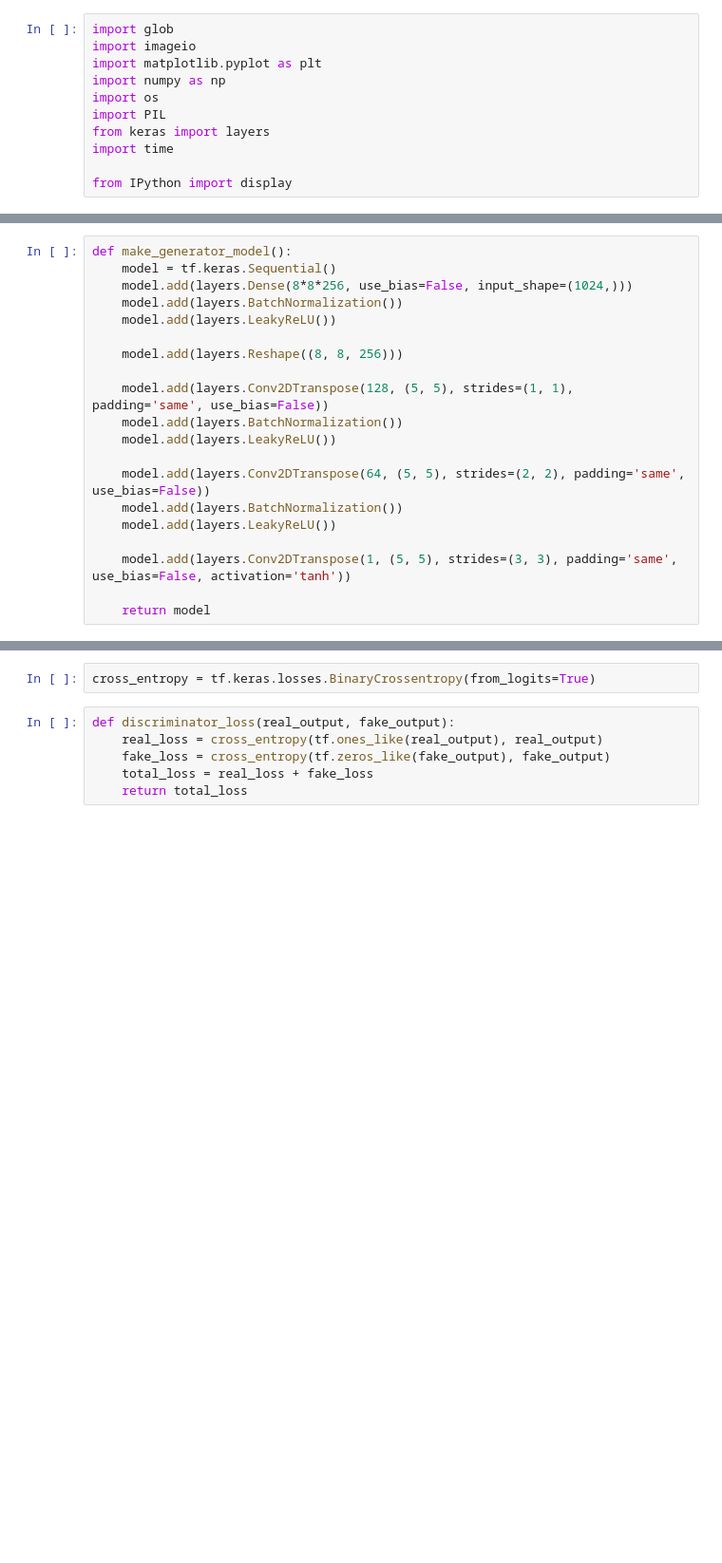
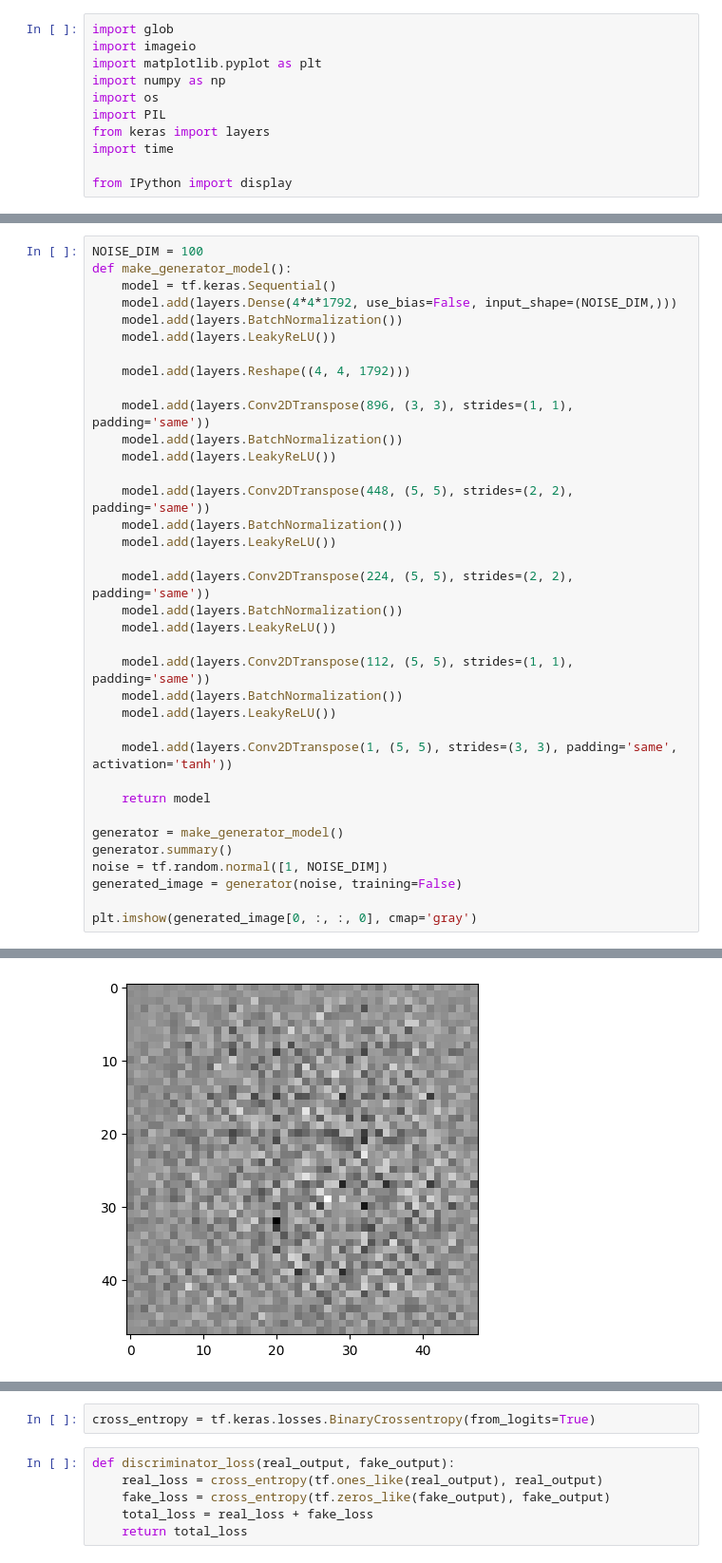
Before and after one commit to gurbetpolat/bitirme, a Jupyter notebook: fer2013.ipynb, the cells around one changed output, grey strips where cells are left out. Shown: that part at 95% size. Drawn from its saved outputs; the diff is of its cells as text; blank space fills up the shorter version.

```diff
--- a/fer2013.ipynb
+++ b/fer2013.ipynb
@@ -94,20 +126,37 @@ dataset
 # %%
+NOISE_DIM = 100
 def make_generator_model():
     model = tf.keras.Sequential()
-    model.add(layers.Dense(8*8*256, use_bias=False, input_shape=(1024,)))
+    model.add(layers.Dense(4*4*1792, use_bias=False, input_shape=(NOISE_DIM,)))
     model.add(layers.BatchNormalization())
     model.add(layers.LeakyReLU())
 
-    model.add(layers.Reshape((8, 8, 256)))
+    model.add(layers.Reshape((4, 4, 1792)))
 
-    model.add(layers.Conv2DTranspose(128, (5, 5), strides=(1, 1), padding='same', use_bias=False))
+    model.add(layers.Conv2DTranspose(896, (3, 3), strides=(1, 1), padding='same'))
     model.add(layers.BatchNormalization())
     model.add(layers.LeakyReLU())
 
-    model.add(layers.Conv2DTranspose(64, (5, 5), strides=(2, 2), padding='same', use_bias=False))
+    model.add(layers.Conv2DTranspose(448, (5, 5), strides=(2, 2), padding='same'))
     model.add(layers.BatchNormalization())
     model.add(layers.LeakyReLU())
 
-    model.add(layers.Conv2DTranspose(1, (5, 5), strides=(3, 3), padding='same', use_bias=False, activation='tanh'))
+    model.add(layers.Conv2DTranspose(224, (5, 5), strides=(2, 2), padding='same'))
+    model.add(layers.BatchNormalization())
+    model.add(layers.LeakyReLU())
+
+    model.add(layers.Conv2DTranspose(112, (5, 5), strides=(1, 1), padding='same'))
+    model.add(layers.BatchNormalization())
+    model.add(layers.LeakyReLU())
+
+    model.add(layers.Conv2DTranspose(1, (5, 5), strides=(3, 3), padding='same', activation='tanh'))
 
     return model
+
+generator = make_generator_model()
+generator.summary()
+noise = tf.random.normal([1, NOISE_DIM])
+generated_image = generator(noise, training=False)
+
+plt.imshow(generated_image[0, :, :, 0], cmap='gray')
+# %% [output]
@@ -113,0 +181 @@ def make_generator_model():
+[figure, added]
```
Also changed, not shown: parts of 14 cells of this notebook, 2 other files.
